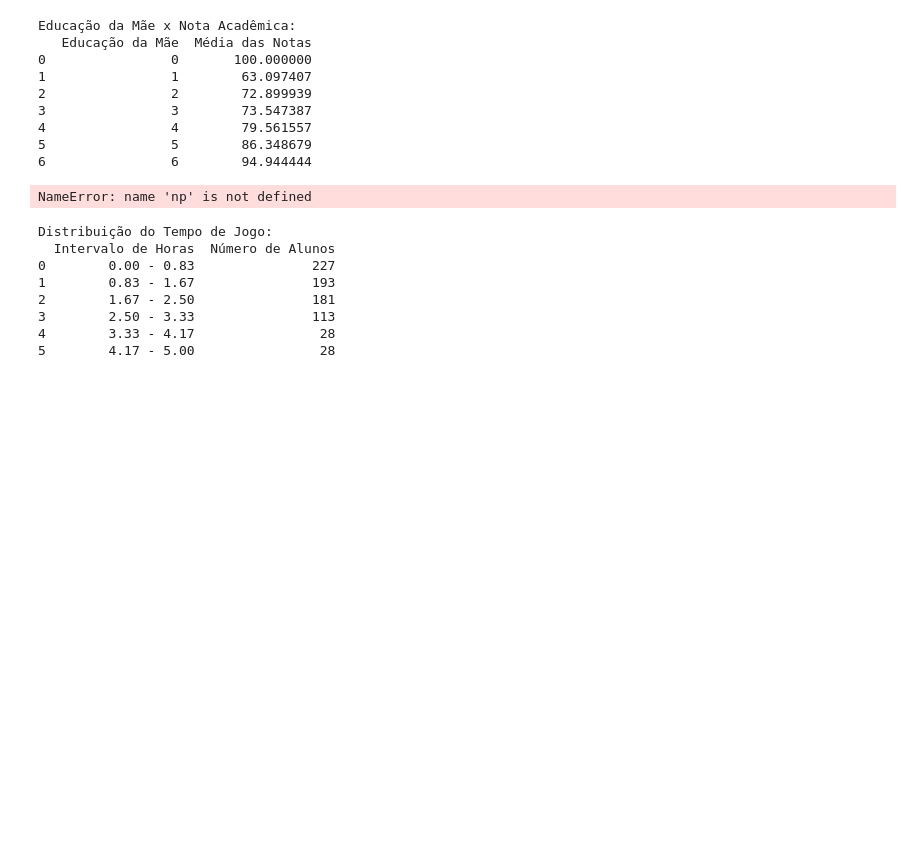
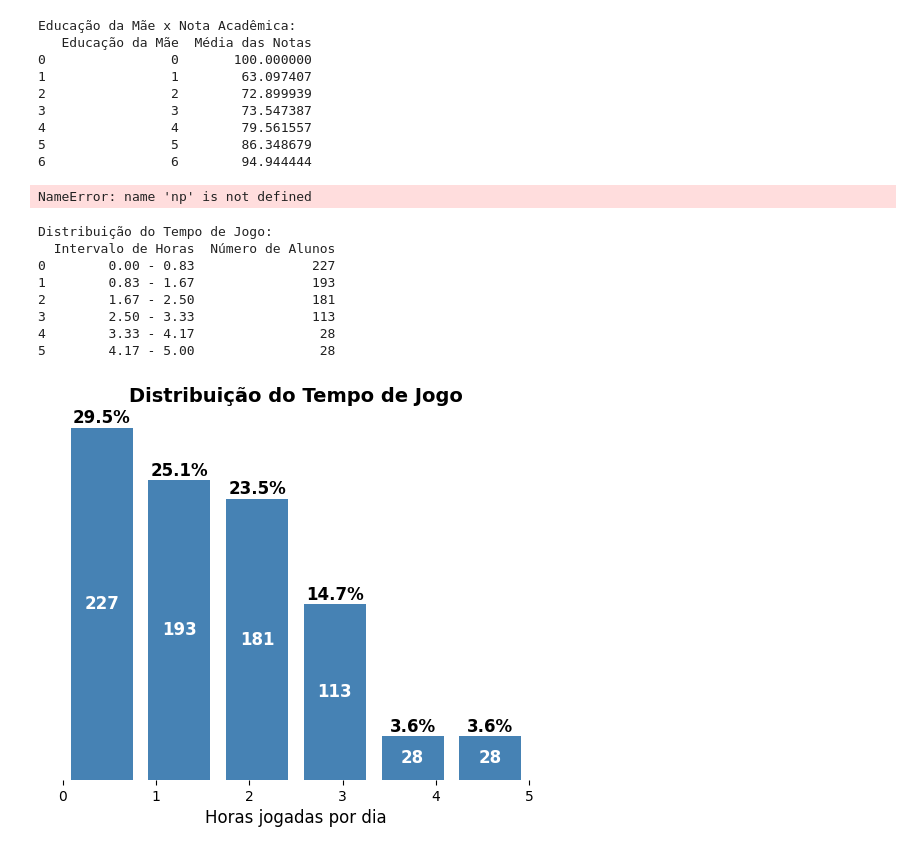
Before and after one commit to jaffsousa/Estudo-em-Analise-de-Dados-usando-Python, a Jupyter notebook: Explorando_a_Relação_entre_Jogos_e_Desempenho_Acadêmico_com_Python.ipynb, the cells around one changed output. Drawn from its saved outputs; the diff is of its cells as text; code cells hidden in the pictures; blank space fills up the shorter version.

```diff
--- a/Explorando_a_Relação_entre_Jogos_e_Desempenho_Acadêmico_com_Python.ipynb
+++ b/Explorando_a_Relação_entre_Jogos_e_Desempenho_Acadêmico_com_Python.ipynb
@@ -299,3 +299,49 @@ Distribuição do Tempo de Jogo:
 3        2.50 - 3.33               113
 4        3.33 - 4.17                28
 5        4.17 - 5.00                28
+# %%
+import matplotlib.pyplot as plt
+import seaborn as sns
+import numpy as np
+
+
+plt.rcParams["axes.facecolor"] = "white"
+plt.rcParams["figure.facecolor"] = "white"
+plt.rcParams["font.family"] = "sans-serif"
+
+
+
+fig, ax = plt.subplots()
+ax.set_facecolor("white")
+ax.spines["top"].set_visible(False)
+ax.spines["right"].set_visible(False)
+ax.spines["left"].set_visible(False)
+ax.spines["bottom"].set_visible(False)
+ax.yaxis.set_visible(False)
+
+bar_color = "#4682B4"
+
+
+counts, bins, patches = plt.hist(df["Playing Hours"], bins=6, color=bar_color, edgecolor="none", alpha=1, rwidth=0.8)
+
+
+total = counts.sum()
+for count, patch in zip(counts, patches):
+    height = patch.get_height()
+    plt.text(patch.get_x() + patch.get_width() / 2, height / 2, f"{int(count)}",
+             ha='center', va='center', color='white', fontsize=12, fontweight='bold')
+    plt.text(patch.get_x() + patch.get_width() / 2, height + 0.5, f"{(count / total) * 100:.1f}%",
+             ha='center', va='bottom', color='black', fontsize=12, fontweight='bold')
+
+
+plt.title("Distribuição do Tempo de Jogo", fontsize=14, fontweight='bold')
+plt.xlabel("Horas jogadas por dia", fontsize=12)
+plt.xticks()
+plt.grid(False)
+
+import pandas as pd
+import matplotlib.pyplot as plt
+import seaborn as sns
+from scipy import statsplt.show()
+# %% [output]
+[figure, added]
```
Also changed, not shown: parts of 2 cells of this notebook.
